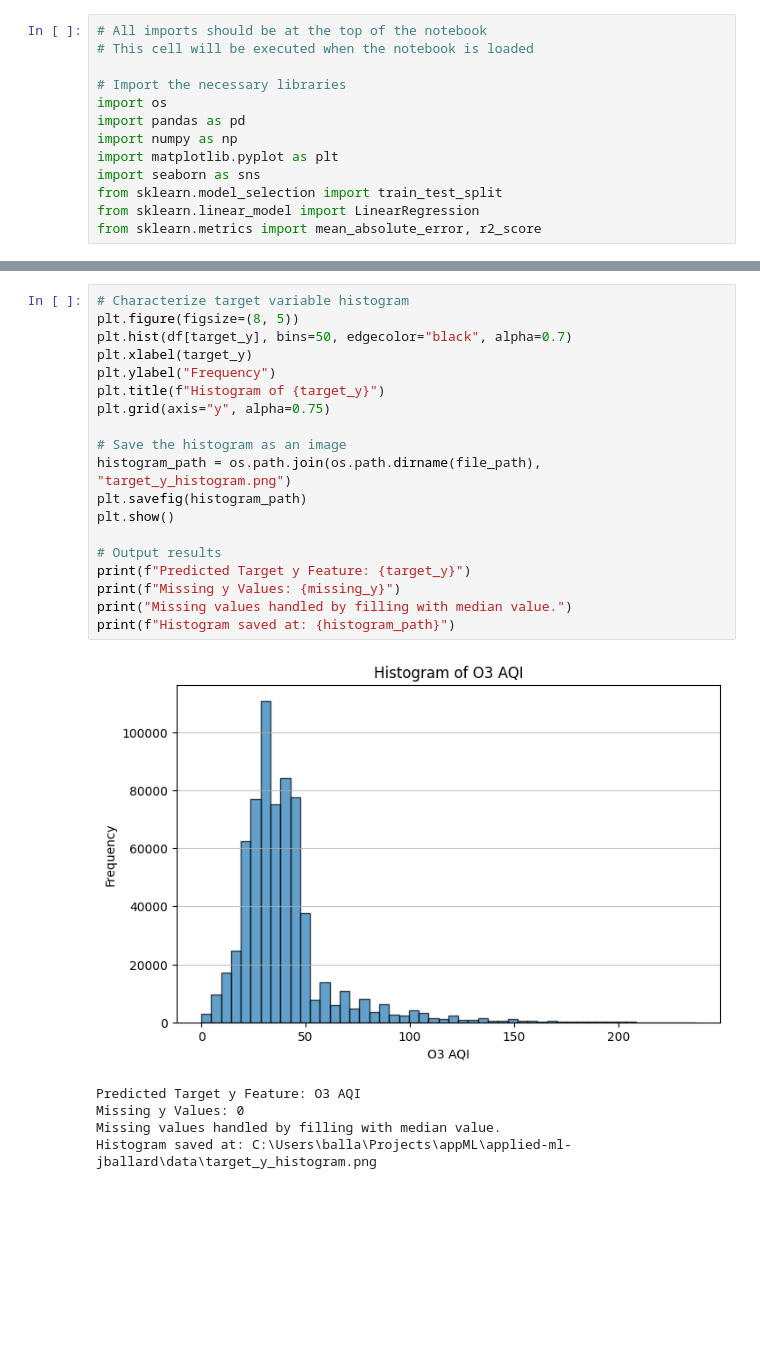
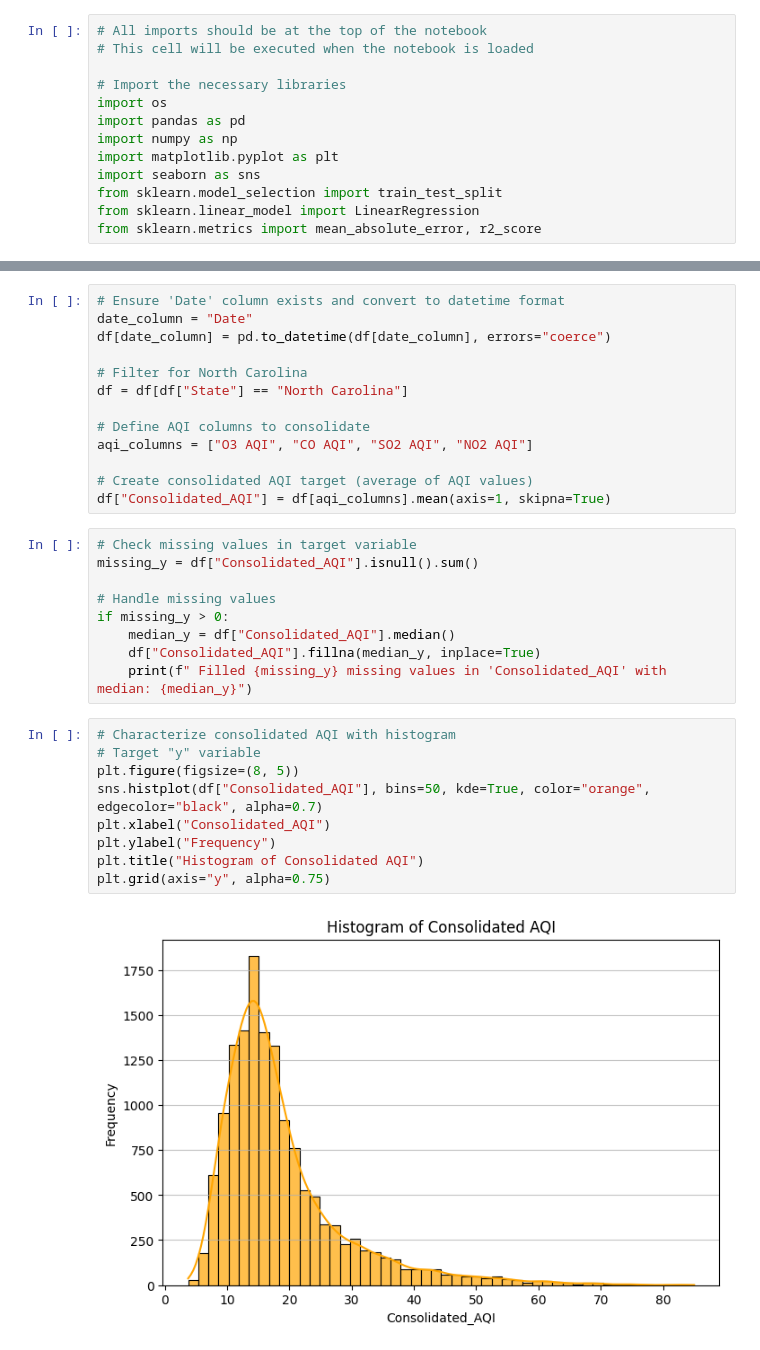
Before and after one commit to JBtallgrass/applied-ml-jballard, a Jupyter notebook: lab02/AQI-predictions-jballard.ipynb, the cells around one changed output, grey strips where cells are left out. Cells and saved outputs as stored; diff of their text form; blank space fills up the shorter version.

```diff
--- a/lab02/AQI-predictions-jballard.ipynb
+++ b/lab02/AQI-predictions-jballard.ipynb
@@ -50,25 +29,33 @@ if missing_y > 0:
+# %%
+# Ensure 'Date' column exists and convert to datetime format
+date_column = "Date"
+df[date_column] = pd.to_datetime(df[date_column], errors="coerce")
+
+# Filter for North Carolina
+df = df[df["State"] == "North Carolina"]
+
+# Define AQI columns to consolidate
+aqi_columns = ["O3 AQI", "CO AQI", "SO2 AQI", "NO2 AQI"]
+
+# Create consolidated AQI target (average of AQI values)
+df["Consolidated_AQI"] = df[aqi_columns].mean(axis=1, skipna=True)
+# %%
+# Check missing values in target variable
+missing_y = df["Consolidated_AQI"].isnull().sum()
+
+# Handle missing values
+if missing_y > 0:
+    median_y = df["Consolidated_AQI"].median()
+    df["Consolidated_AQI"].fillna(median_y, inplace=True)
+    print(f" Filled {missing_y} missing values in 'Consolidated_AQI' with median: {median_y}")
 # %%
-# Characterize target variable histogram
+# Characterize consolidated AQI with histogram
+# Target "y" variable
 plt.figure(figsize=(8, 5))
-plt.hist(df[target_y], bins=50, edgecolor="black", alpha=0.7)
-plt.xlabel(target_y)
+sns.histplot(df["Consolidated_AQI"], bins=50, kde=True, color="orange", edgecolor="black", alpha=0.7)
+plt.xlabel("Consolidated_AQI")
 plt.ylabel("Frequency")
-plt.title(f"Histogram of {target_y}")
+plt.title("Histogram of Consolidated AQI")
 plt.grid(axis="y", alpha=0.75)
-
-# Save the histogram as an image
-histogram_path = os.path.join(os.path.dirname(file_path), "target_y_histogram.png")
-plt.savefig(histogram_path)
-plt.show()
-
-# Output results
-print(f"Predicted Target y Feature: {target_y}")
-print(f"Missing y Values: {missing_y}")
-print("Missing values handled by filling with median value.")
-print(f"Histogram saved at: {histogram_path}")
 # %% [output]
-[figure, old version]
+[figure, new version]
-Predicted Target y Feature: O3 AQI
-Missing y Values: 0
-Missing values handled by filling with median value.
-Histogram saved at: C:\Users\balla\Projects\appML\applied-ml-jballard\data\target_y_histogram.png
```
Also changed, not shown: parts of 8 cells of this notebook, 3 other files.
